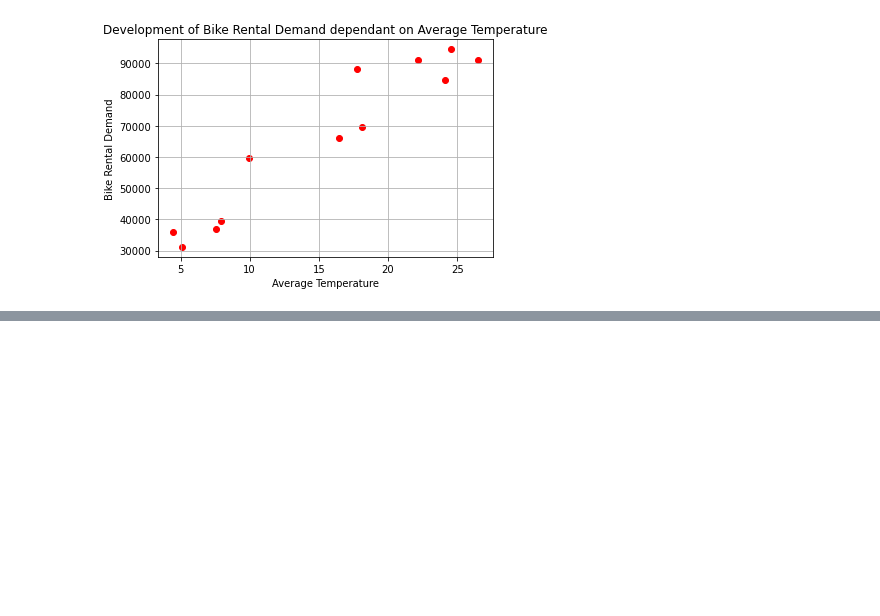
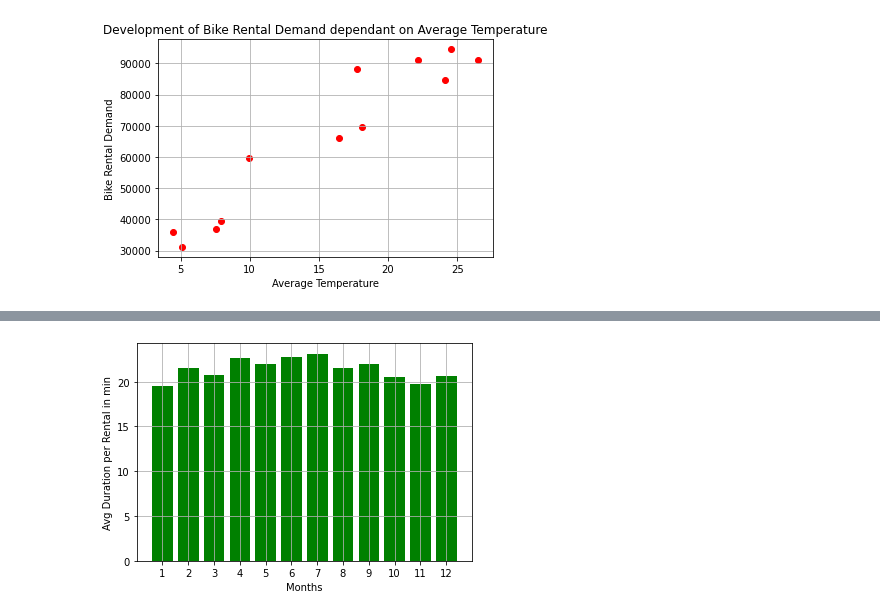
Before and after one commit to yassinehammou27/intentionally_blank, a Jupyter notebook: Results.ipynb, the cells around one changed output, grey strips where cells are left out. Saved outputs shown, nothing was run; the diff lists cells and outputs as text; code cells hidden in the pictures; blank space fills up the shorter version.

```diff
--- a/Results.ipynb
+++ b/Results.ipynb
@@ -340,0 +363,6 @@ Development of the tourist numbers according to the annual report:
+# %%
+df_duration_monthly = df.groupby("start_time_month")["duration_of_use"].sum().reset_index(name="sum_duration_bike_rentals")
+df_duration_monthly["duration_in_hours"] = df_duration_monthly["sum_duration_bike_rentals"].dt.total_seconds().divide(60*60)
+df_duration_monthly["duration_in_minutes"] = df_duration_monthly["sum_duration_bike_rentals"].dt.total_seconds().divide(60)
+df_duration_monthly["number_of_rentals"] = df.groupby("start_time_month")["start_time_month"].count().reset_index(drop=True)
+df_duration_monthly["avg_duration_per_rental_in_min"] = df_duration_monthly["duration_in_minutes"] / df_duration_monthly["number_of_rentals"]
@@ -340,0 +385,11 @@ Development of the tourist numbers according to the annual report:
+# %%
+plt.bar(df_duration_monthly["start_time_month"],
+       df_duration_monthly["avg_duration_per_rental_in_min"],
+       color="green")
+plt.grid(True)
+plt.xticks(range(1,13,1))
+plt.xlabel("Months")
+plt.ylabel("Avg Duration per Rental in min")
+plt.show()
+# %% [output]
+[figure, added]
```
Also changed, not shown: parts of 11 cells of this notebook.
